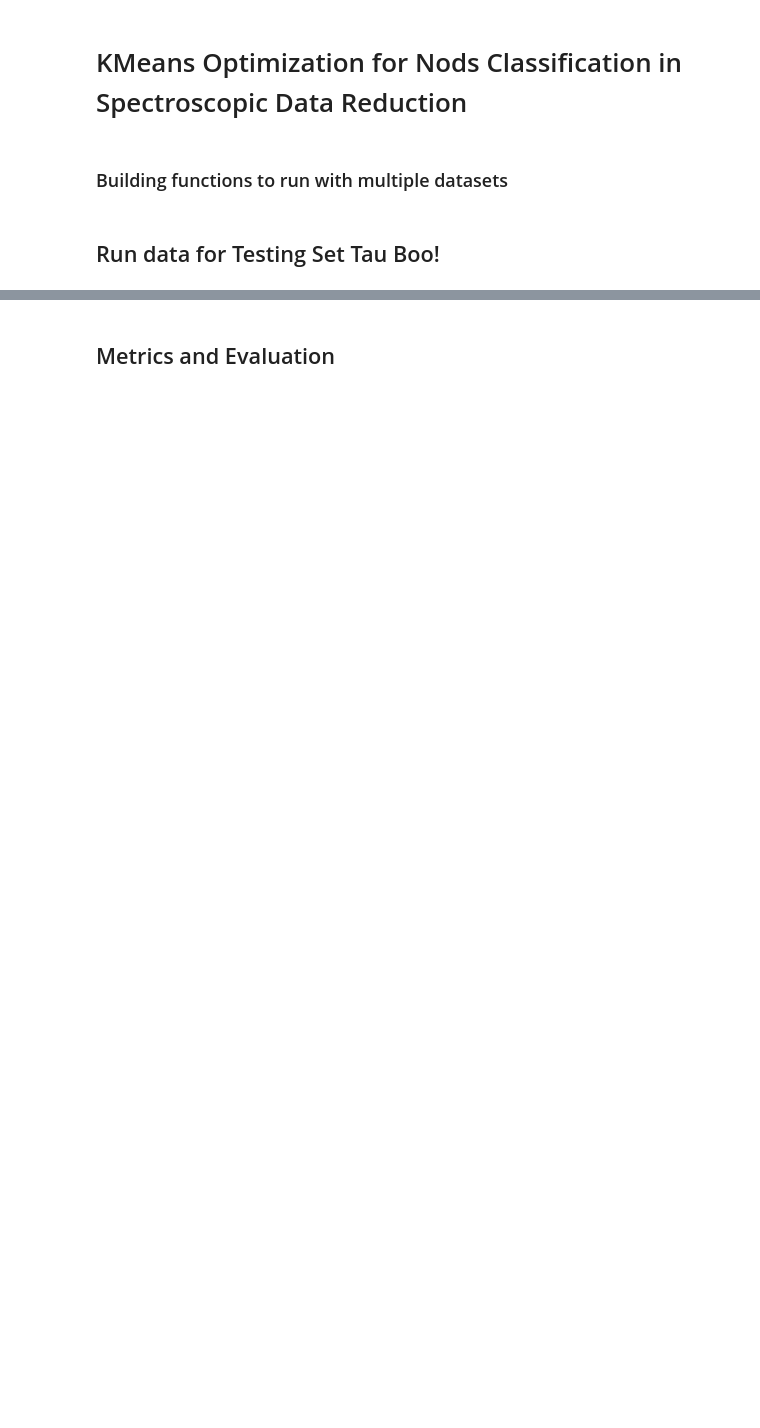
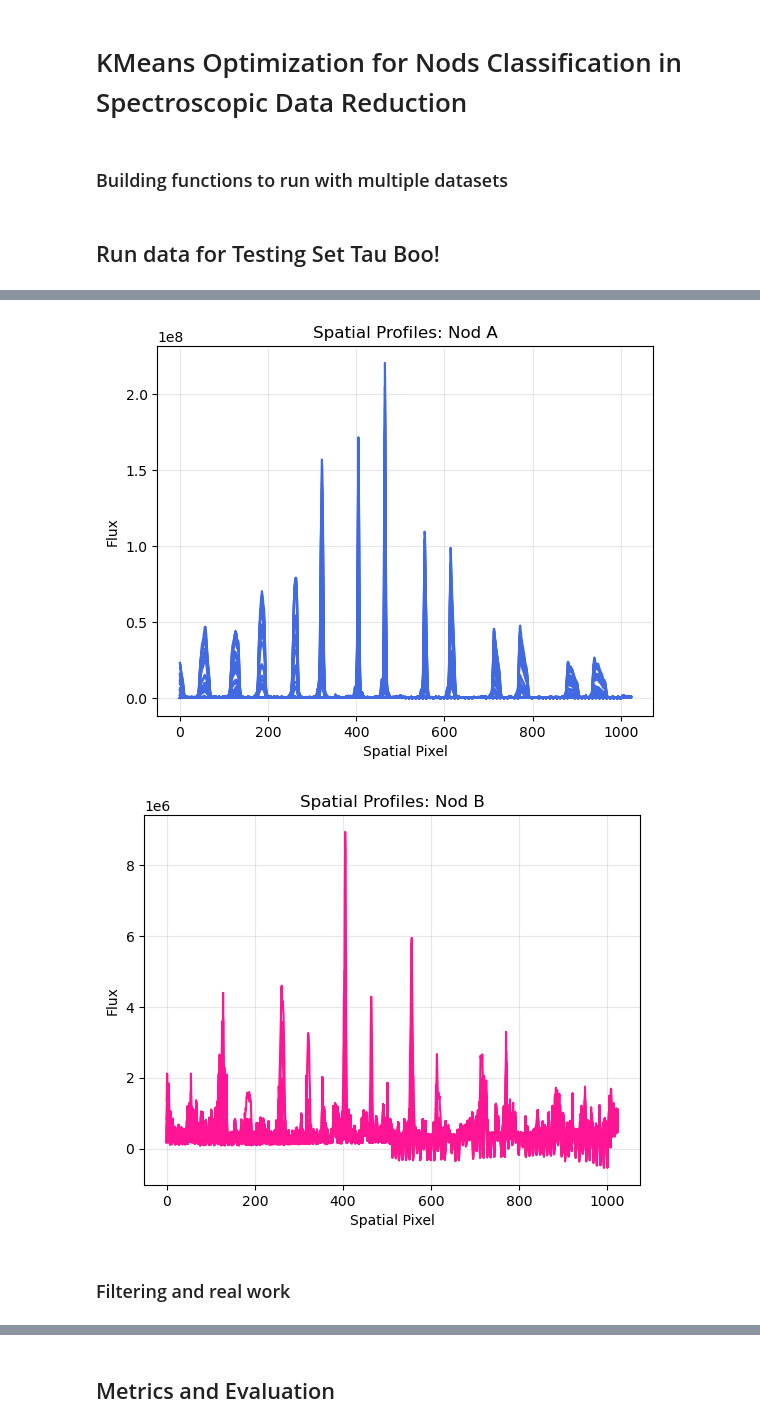
Before and after one commit to ellietchida/Nods-Classification-Project, a Jupyter notebook: KMeans.ipynb, the cells around one changed output, grey strips where cells are left out. Cells and saved outputs as stored; diff of their text form; code cells hidden in the pictures; blank space fills up the shorter version.

```diff
--- a/KMeans.ipynb
+++ b/KMeans.ipynb
@@ -147 +240,30 @@ def classify_AB_frames(frames):
+# %%
+# additional plotting to assess performance visually
+
+for i, label in enumerate(AB_labels):
+    if label == 'A':
+        spatial_profile = np.sum(frames[i], axis=1)
+        plt.plot(spatial_profile, color='royalblue')
+
+plt.title("Spatial Profiles: Nod A")
+plt.xlabel("Spatial Pixel")
+plt.ylabel("Flux")
+plt.grid(alpha=0.3)
+plt.show()
+
+for i, label in enumerate(AB_labels):
+    if label == 'B':
+        spatial_profile = np.sum(frames[i], axis=1)
+        plt.plot(spatial_profile, color='deeppink')
+
+plt.title("Spatial Profiles: Nod B")
+plt.xlabel("Spatial Pixel")
+plt.ylabel("Flux")
+plt.grid(alpha=0.3)
+plt.show()
+# %% [output]
+[figure, added]
+[figure, added]
+# %% [markdown]
+### Filtering and real work
 # %%
```
Also changed, not shown: parts of 19 cells of this notebook, 1 other file.
